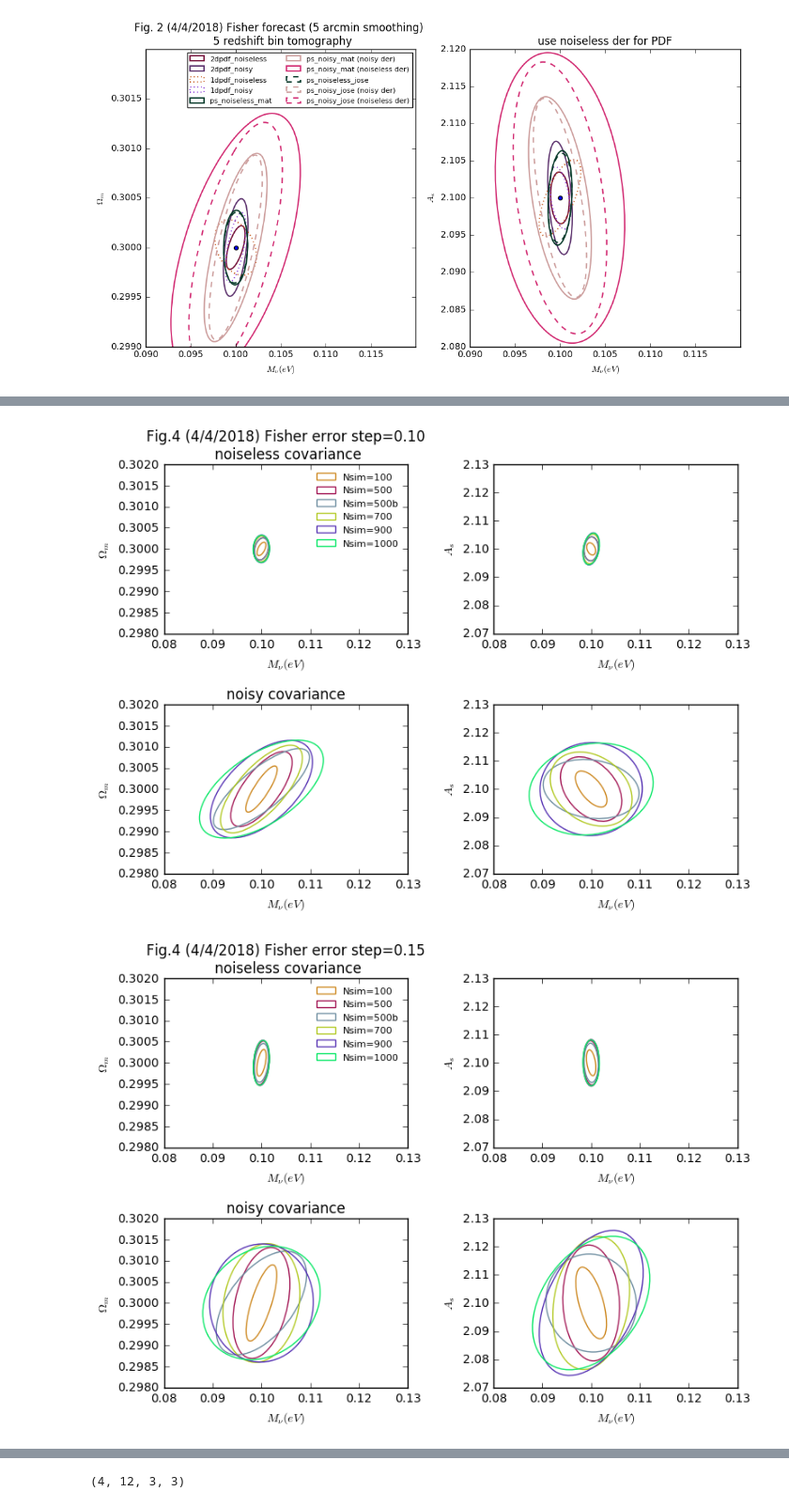
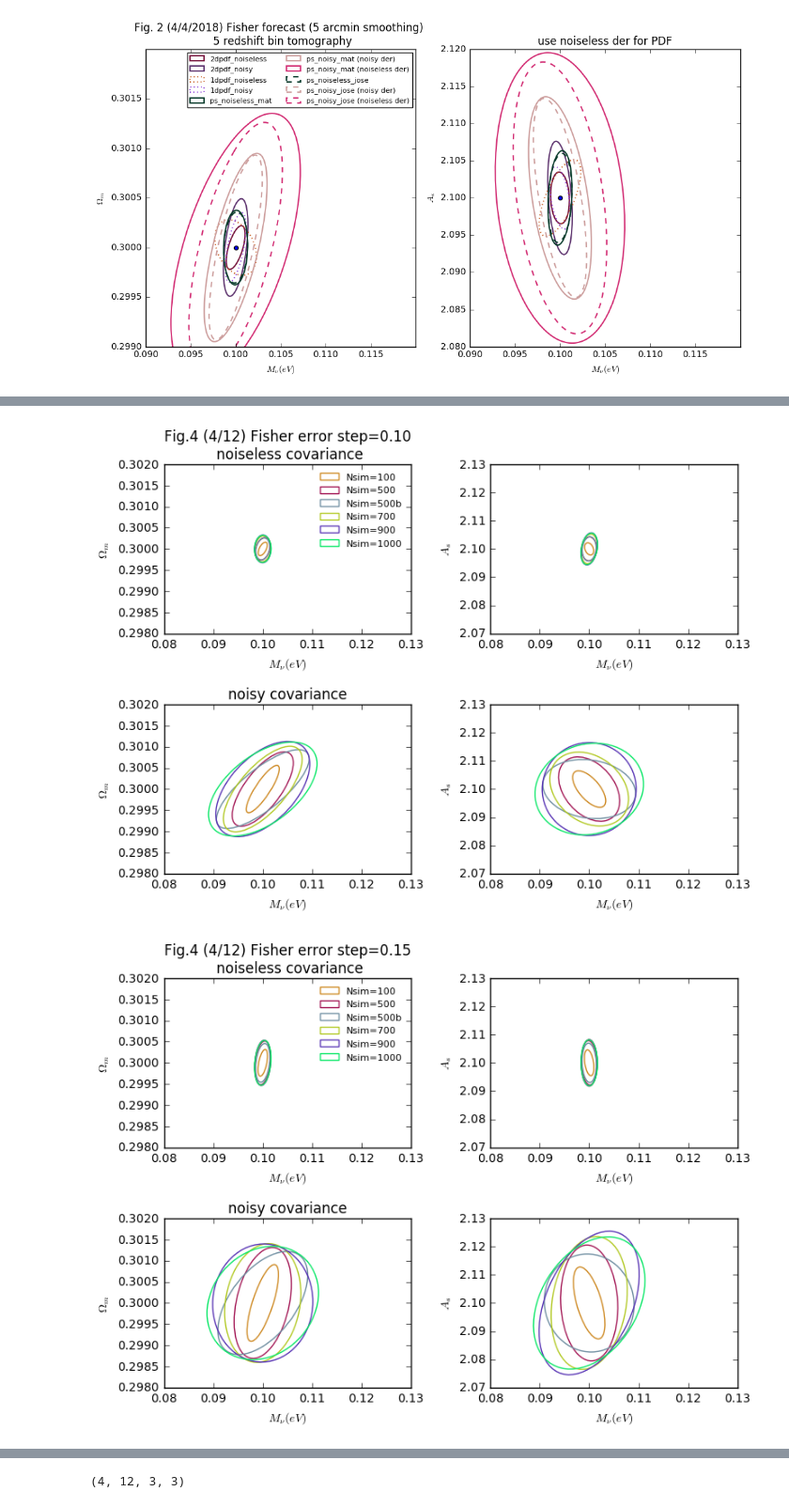
Before and after one commit to liuxx479/PDFs, a Jupyter notebook: Fisher_PDF.ipynb, the cells around one changed output, grey strips where cells are left out. Shown at 94% size. Cells and saved outputs as stored; diff of their text form; code cells hidden in the pictures.

Commit message:
add fisher error test against Nsims, step

```diff
--- a/Fisher_PDF.ipynb
+++ b/Fisher_PDF.ipynb
@@ -50,7 +50,7 @@ def Fisher(covI, der, ir = 0.05, skyscaling= 1.0, Nf=1e4, Na=1e3):
             F [i,j]= 0.5*trace(covI*Mij)
             F [i,j] -= Nbin/(Nf*dparam[i]*dparam[j])
             #if i==j:
-            F [i,j] -= 3.0*Nbin/(Na*dparam[i]*dparam[j])
+            F [i,j] -= Nbin/(Na*dparam[i]*dparam[j])
     F /= skyscaling
     Ferr = real(sqrt(mat(F).I)) [range(Nparams), range(Nparams)]
     return F, Ferr
@@ -398,7 +398,7 @@ covI_ps_arr = [ mat(cov_ps_arr[i][0]*(12.25/2e4)).I for i in range(len(cov_ps_ar
 set_ps = [[icovname, ipsname] for icovname in ['covI','covN']
          for ipsname in['r100', 'r500', 'r500b','r700','r900','r1000']]
 
-
+Na_arr = [100.,500.,500.,700.,900.,1000.]*2
 ir_arr = (0.1, 0.15, 0.2, 0.3)
 Ferrors = zeros((len(ir_arr), len(set_ps), 3))
 Fmats = zeros((len(ir_arr), len(set_ps), 3, 3))
@@ -415,7 +415,7 @@ for ir in ir_arr:
         #interp_arr.append(iinterp)
 
 
-    Fisher_ps_arr = [Fisher(covI_ps_arr[i], der_arr[i], ir=ir) for i in range(len(cov_ps_arr))]
+    Fisher_ps_arr = [Fisher(covI_ps_arr[i], der_arr[i], ir=ir, Na=Na_arr[i]) for i in range(len(cov_ps_arr))]
     #print 'Fisher error on [Mnu, omega_m, A_s], step size (%s)'%(ir)
     i=0
     for iF in Fisher_ps_arr:
@@ -457,33 +457,33 @@ show()
 ######### now put all the fisher matrices on 1 plot
 ### Fmats.shape = (4, 12, 3, 3)
 lss='solid'
 fnNsim=['r100', 'r500', 'r500b','r700','r900','r1000']
 for i in range(Ferrors.shape[0]):
     f, (ax1,ax2) = subplots(2,2,figsize=(8,6))
     seed(999)#(909)
     for k in range(6):
         icolor = rand(3)
         iF = Fmats[i,k]
         iFN = Fmats[i,k+6]
         plotEllipse([0.1, 0.3], mat(iF).I[[0,1],:][:,[0,1]] ,icolor,lss,'Nsim=%s'%(fnNsim[k][1:]),ax1[0])
         plotEllipse([0.1, 2.1], mat(iF).I[[0,2],:][:,[0,2]] ,icolor,lss,'Nsim=%s'%(fnNsim[k][1:]),ax1[1])
         plotEllipse([0.1, 0.3], mat(iFN).I[[0,1],:][:,[0,1]] ,icolor,lss,'Nsim=%s'%(fnNsim[k][1:]),ax2[0])
         plotEllipse([0.1, 2.1], mat(iFN).I[[0,2],:][:,[0,2]] ,icolor,lss,'Nsim=%s'%(fnNsim[k][1:]),ax2[1])
 
     for iax in (ax1,ax2):
         iax[0].set_xlim(0.08, 0.13)#(0.07,0.14)
         iax[0].set_ylim(0.298, .302)#(0.296,0.306)
         iax[1].set_xlim(0.08, 0.13)#(0.07,0.14)
         iax[1].set_ylim(2.07, 2.13)#(2.05,2.15)
         iax[0].set_xlabel(r'$M_\nu(eV)$')
         iax[0].set_ylabel(r'$\Omega_m$')
         iax[1].set_xlabel(r'$M_\nu(eV)$')
         iax[1].set_ylabel(r'$A_s$')
     ax1[0].legend(fontsize=8,frameon=0,ncol=1)
-    ax1[0].set_title('Fig.4 (4/4/2018) Fisher error step=%.2f\n noiseless covariance'%(ir_arr[i]))
+    ax1[0].set_title('Fig.4 (4/12) Fisher error step=%.2f\n noiseless covariance'%(ir_arr[i]))
     ax2[0].set_title('noisy covariance')
     plt.tight_layout()
     show()
 # %% [output]
-[figure, old version]
+[figure, new version]
-[figure, old version]
+[figure, new version]
```
Also changed, not shown: parts of 2 cells of this notebook.
